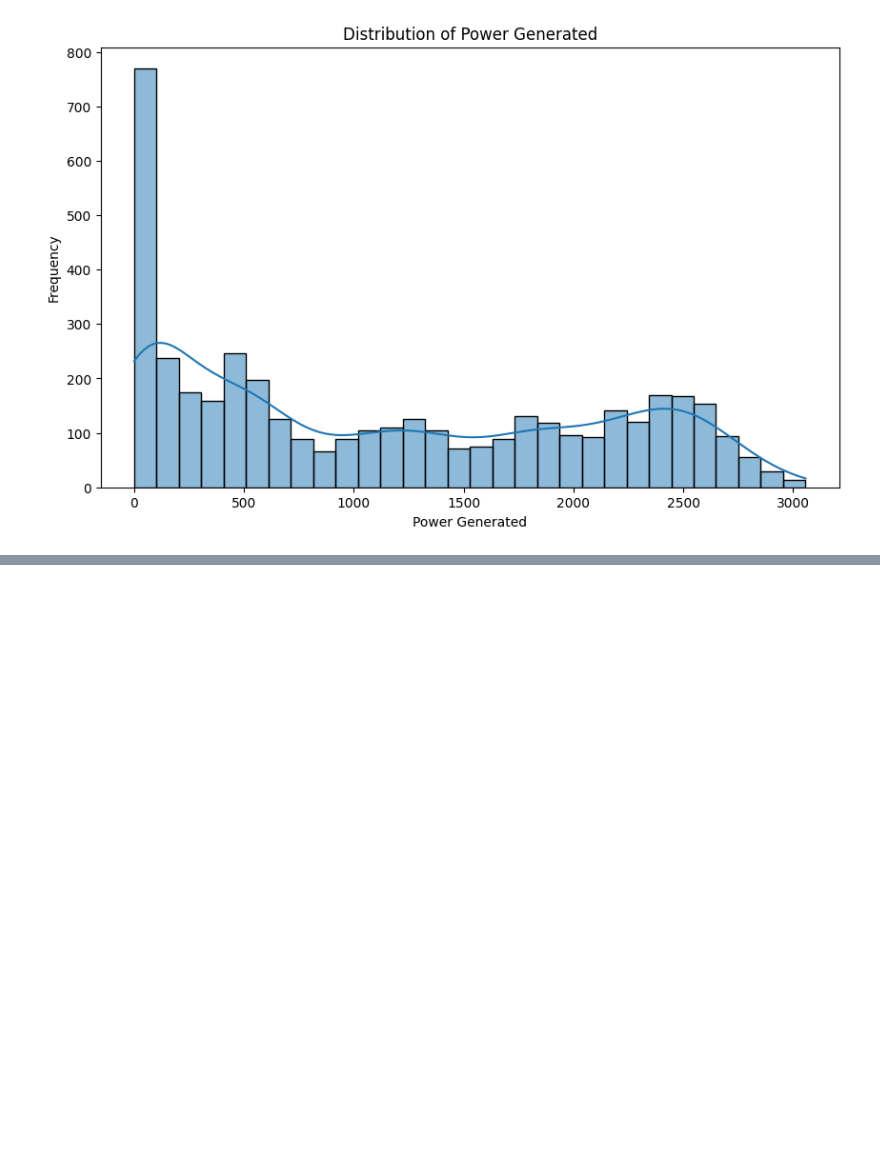
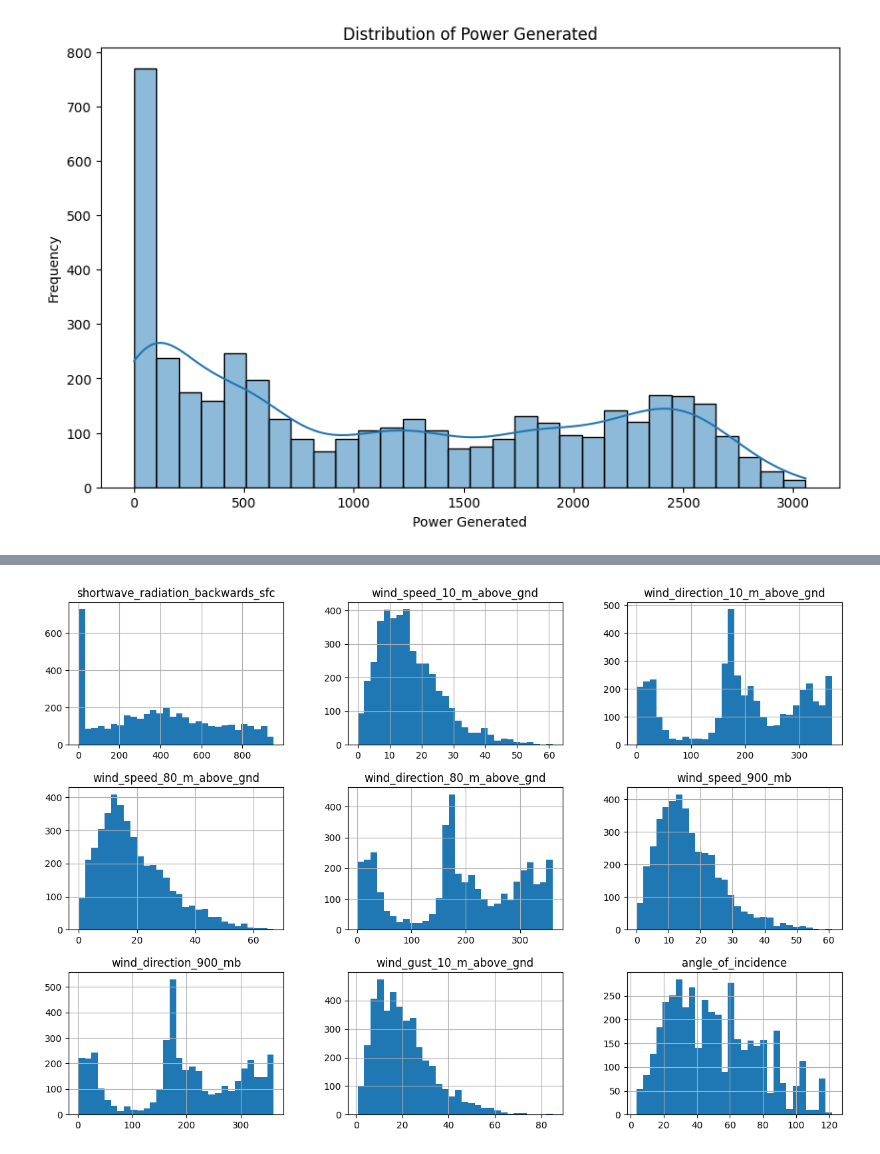
Before and after one commit to MayurChikane/SolarPowerOutput, a Jupyter notebook: SolarPowerPrediction.ipynb, the cells around one changed output, grey strips where cells are left out. Drawn from its saved outputs; the diff is of its cells as text; code cells hidden in the pictures; blank space fills up the shorter version.

```diff
--- a/SolarPowerPrediction.ipynb
+++ b/SolarPowerPrediction.ipynb
@@ -106,0 +115,5 @@ Text(0, 0.5, 'Frequency')
+# %%
+df[df.columns[9:18]].hist(bins=30,figsize=(15,10))
+plt.show()
+# %% [output]
+[figure, added]
```
Also changed, not shown: parts of 7 cells of this notebook.
